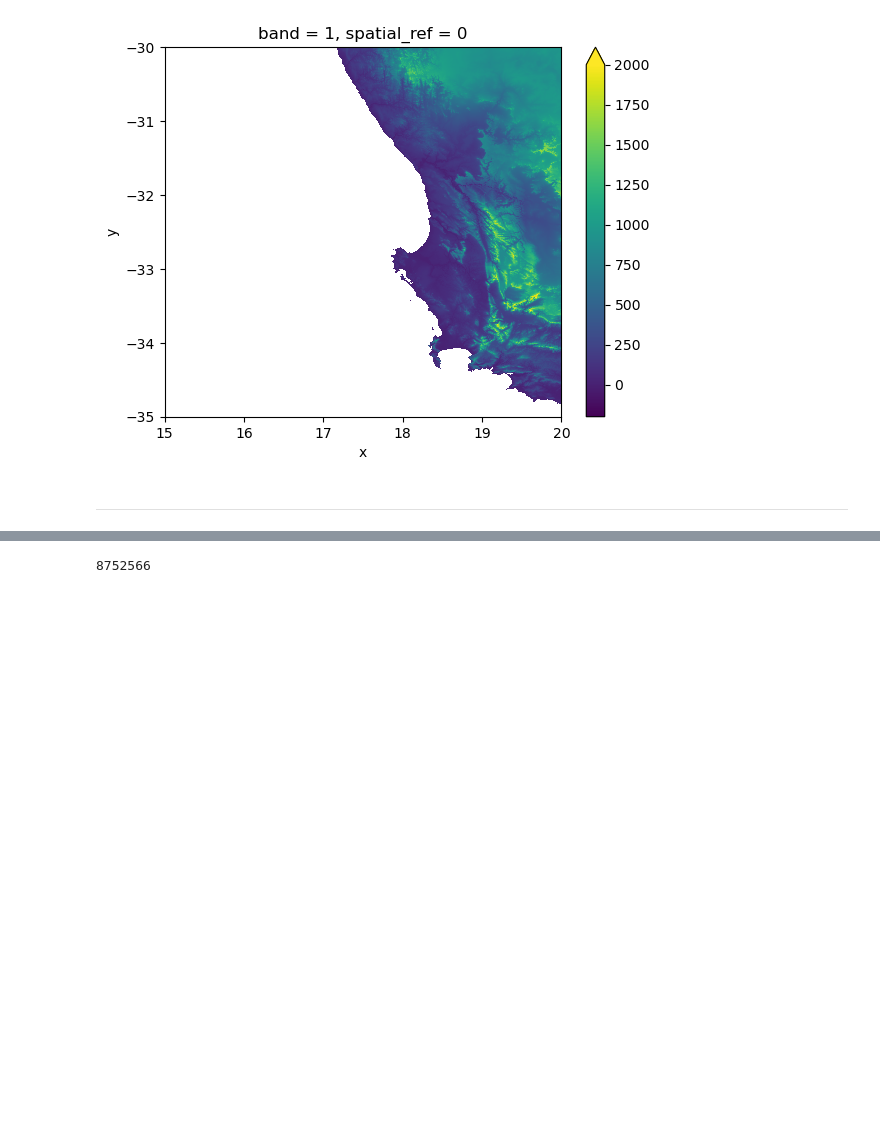
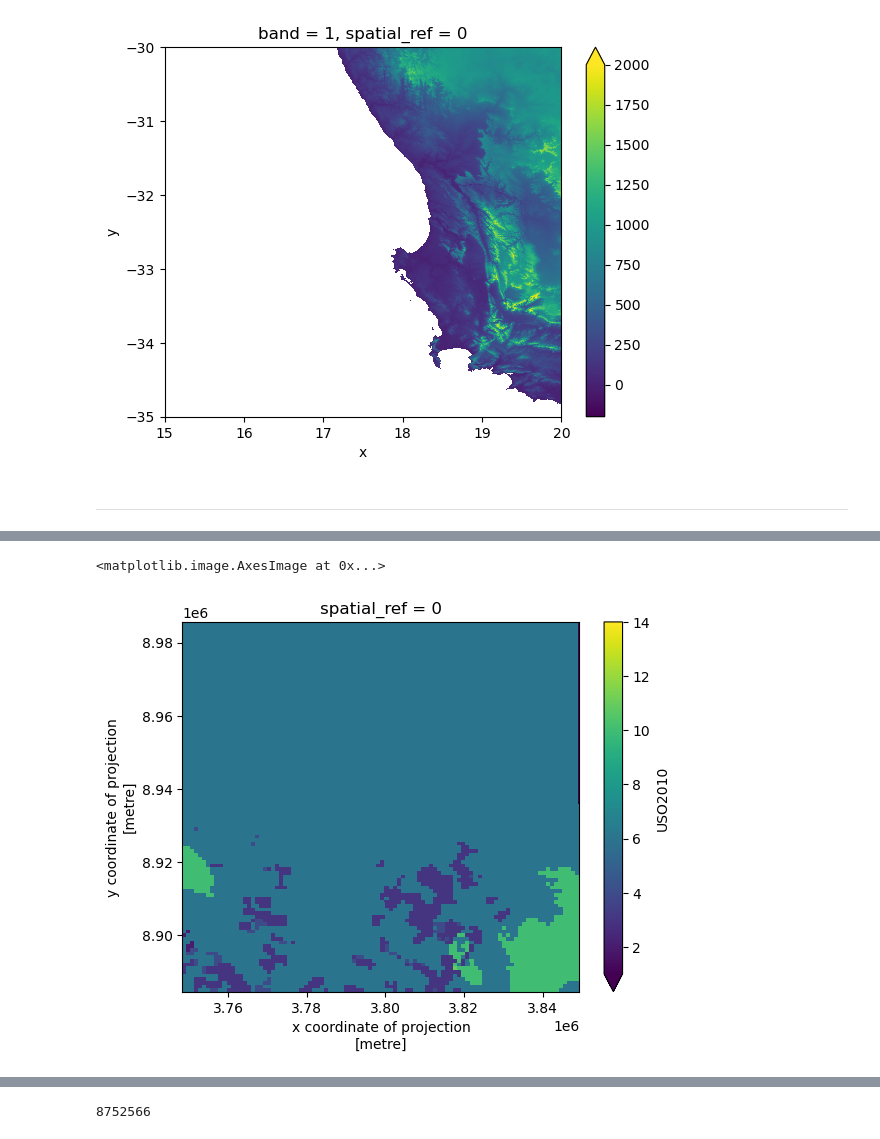
Before and after one commit to felixschulz385/Masterthesis, a Jupyter notebook: code/experiments/experiments.ipynb, the cells around one changed output, grey strips where cells are left out. Cells and saved outputs as stored; diff of their text form; code cells hidden in the pictures; blank space fills up the shorter version.

```diff
--- a/code/experiments/experiments.ipynb
+++ b/code/experiments/experiments.ipynb
@@ -252,0 +339,14 @@ from geocube.api.core import make_geocube
+# %%
+# connect to database
+conn = sqlite3.connect('/pfs/work7/workspace/scratch/tu_zxobe27-master_thesis/data/imagery/imagery.db')
+# get grid data
+grid_data = pd.read_sql_query("SELECT * FROM GridCells WHERE Internal=1", conn)
+# get grid geometries
+grid_geoms = gpd.read_feather("/pfs/work7/workspace/scratch/tu_zxobe27-master_thesis/data/imagery/grid_cells.feather")
+# merge data
+grid_data = gpd.GeoDataFrame(grid_data.merge(grid_geoms, on = "CellID"))
+# close connection
+conn.close()
+# %%
+# get land cover shapefile
+lc = gpd.read_feather("/pfs/work7/workspace/scratch/tu_zxobe27-master_thesis/data/land_cover/raw/Cobertura_uso_terra_Brasil_serie_revisada.feather")
@@ -252,0 +413,5 @@ from geocube.api.core import make_geocube
+# %%
+lc_xr.USO2010.plot.imshow(vmin = 1, vmax = 14)
+# %% [output]
+<matplotlib.image.AxesImage at 0x...>
+[figure, added]
```
Also changed, not shown: parts of 24 cells of this notebook, 4 other files.
